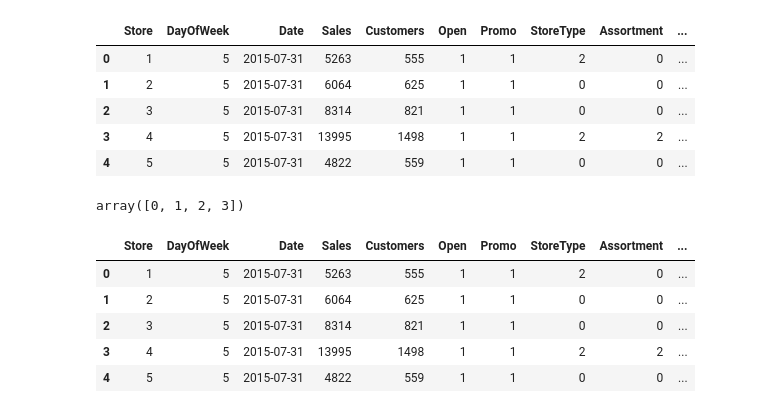
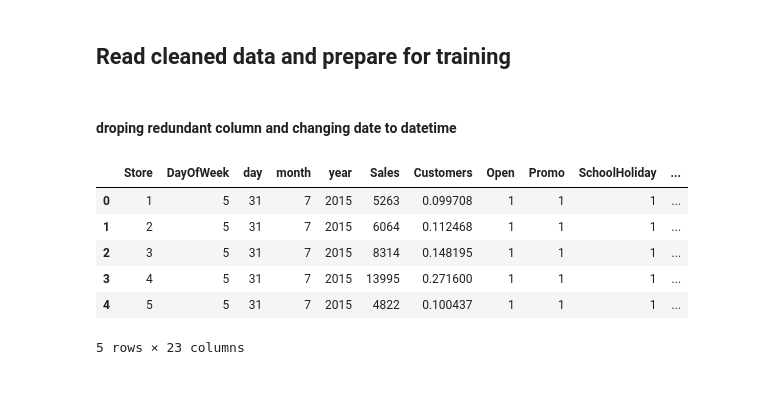
Before and after one commit to EdithChorev/Team1, a Jupyter notebook: prepearing data for training.ipynb, the cells around one changed output. Saved outputs shown, nothing was run; the diff lists cells and outputs as text; code cells hidden in the pictures; blank space fills up the shorter version.

```diff
--- a/prepearing data for training.ipynb
+++ b/prepearing data for training.ipynb
@@ -1,18 +1,23 @@
+# %% [markdown]
+## Read cleaned data and prepare for training
 # %%
 import pandas as pd
 import sklearn
 import numpy as np
+# %% [markdown]
+#### droping redundant column and changing date to datetime
 # %%
-data=pd.read_csv('cleaned_and_merged_data.csv')
-data['Date']=pd.to_datetime(data['Date'])
+data=pd.read_csv('cleaned_training_set.csv')
+#data['Date']=pd.to_datetime(data['Date'])
 #data = data.set_index('Date')
 
 data.drop("Unnamed: 0", axis=1, inplace=True)
 data.head()
 # %% [output]
-|  | Store | DayOfWeek | Date | Sales | Customers | Open | Promo | StoreType | Assortment | ... |
-| 0 | 1 | 5 | 2015-07-31 | 5263 | 555 | 1 | 1 | 2 | 0 | ... |
-| 1 | 2 | 5 | 2015-07-31 | 6064 | 625 | 1 | 1 | 0 | 0 | ... |
-| 2 | 3 | 5 | 2015-07-31 | 8314 | 821 | 1 | 1 | 0 | 0 | ... |
-| 3 | 4 | 5 | 2015-07-31 | 13995 | 1498 | 1 | 1 | 2 | 2 | ... |
-| 4 | 5 | 5 | 2015-07-31 | 4822 | 559 | 1 | 1 | 0 | 0 | ... |
+|  | Store | DayOfWeek | day | month | year | Sales | Customers | Open | Promo | SchoolHoliday | ... |
+| 0 | 1 | 5 | 31 | 7 | 2015 | 5263 | 0.099708 | 1 | 1 | 1 | ... |
+| 1 | 2 | 5 | 31 | 7 | 2015 | 6064 | 0.112468 | 1 | 1 | 1 | ... |
+| 2 | 3 | 5 | 31 | 7 | 2015 | 8314 | 0.148195 | 1 | 1 | 1 | ... |
+| 3 | 4 | 5 | 31 | 7 | 2015 | 13995 | 0.271600 | 1 | 1 | 1 | ... |
+| 4 | 5 | 5 | 31 | 7 | 2015 | 4822 | 0.100437 | 1 | 1 | 1 | ... |
+5 rows × 23 columns
@@ -24,13 +23,0 @@ data['year'] = pd.DatetimeIndex(data['Date']).year
-# %%
-data['StateHoliday'].unique()
-# %% [output]
-array([0, 1, 2, 3])
-# %%
-data.head()
-# %% [output]
-|  | Store | DayOfWeek | Date | Sales | Customers | Open | Promo | StoreType | Assortment | ... |
-| 0 | 1 | 5 | 2015-07-31 | 5263 | 555 | 1 | 1 | 2 | 0 | ... |
-| 1 | 2 | 5 | 2015-07-31 | 6064 | 625 | 1 | 1 | 0 | 0 | ... |
-| 2 | 3 | 5 | 2015-07-31 | 8314 | 821 | 1 | 1 | 0 | 0 | ... |
-| 3 | 4 | 5 | 2015-07-31 | 13995 | 1498 | 1 | 1 | 2 | 2 | ... |
-| 4 | 5 | 5 | 2015-07-31 | 4822 | 559 | 1 | 1 | 0 | 0 | ... |
```
Also changed, not shown: parts of 15 cells of this notebook, 1 other file.
